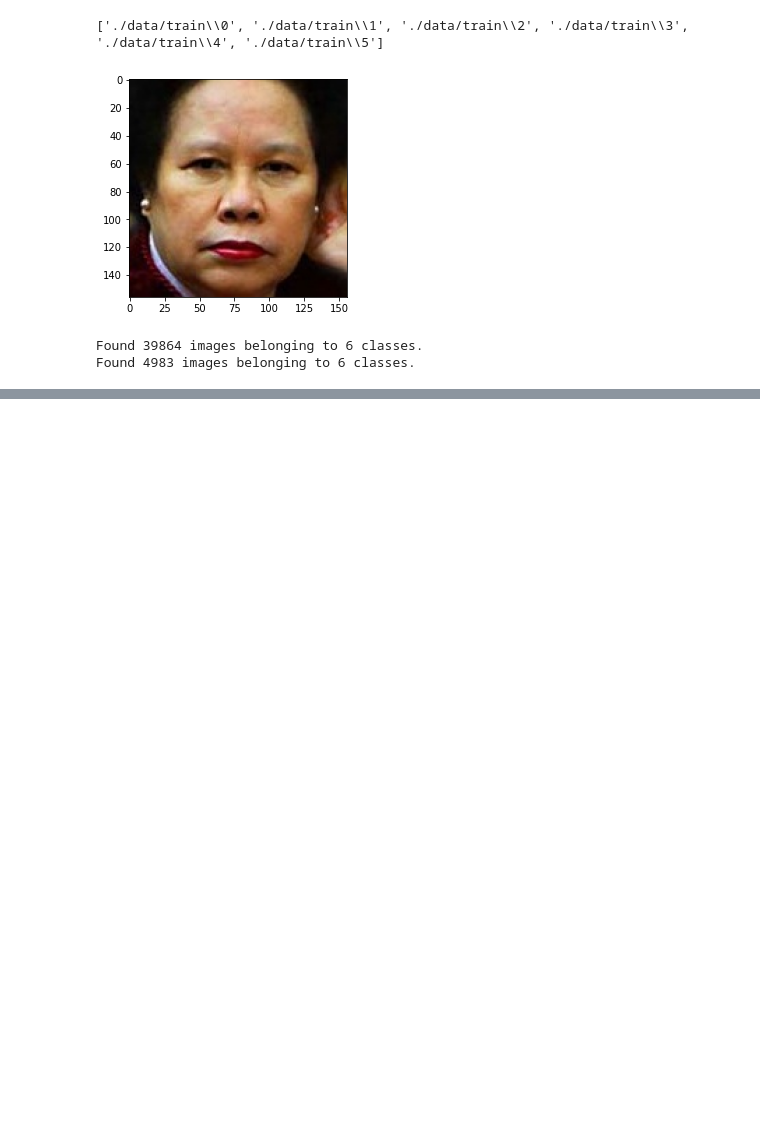
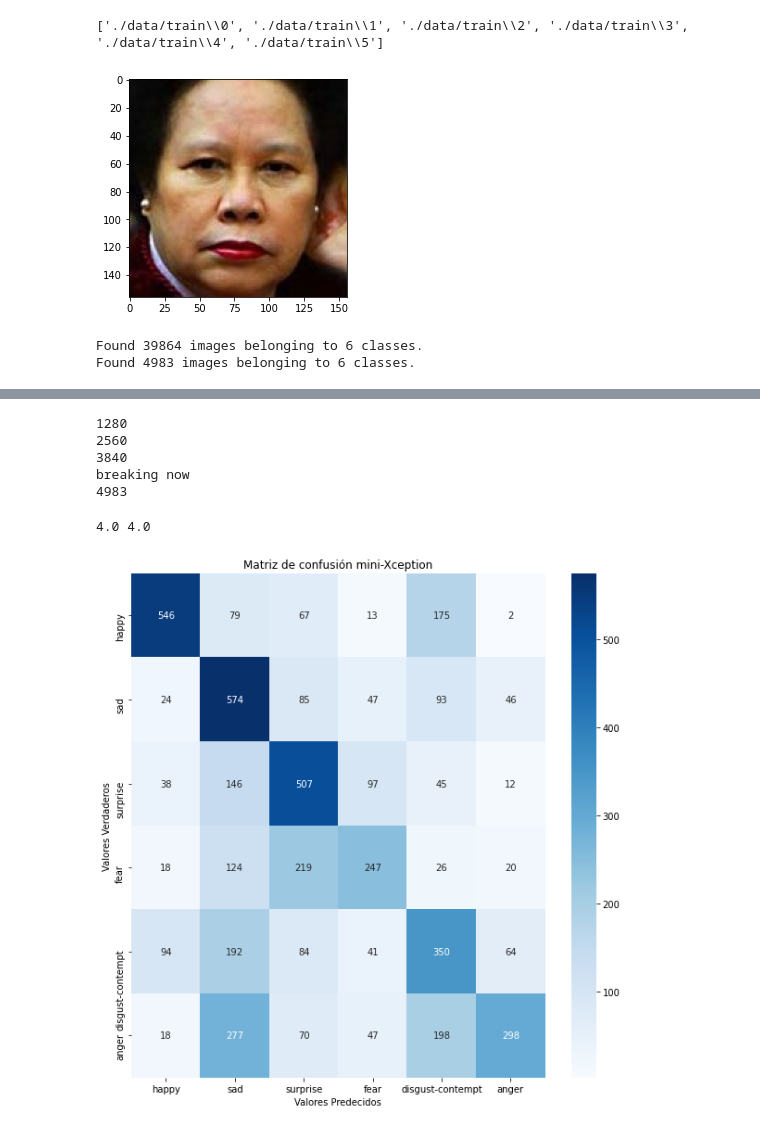
Before and after one commit to JBalbuenaG/proyecto_DL, a Jupyter notebook: Pruebas AffectNet/4_Affectnet_MiniXception.ipynb, the cells around one changed output, grey strips where cells are left out. Cells and saved outputs as stored; diff of their text form; code cells hidden in the pictures; blank space fills up the shorter version.

```diff
--- a/Pruebas AffectNet/4_Affectnet_MiniXception.ipynb
+++ b/Pruebas AffectNet/4_Affectnet_MiniXception.ipynb
@@ -182,0 +269,41 @@ Epoch 4/5
+# %%
+N_valid = len(valid_image_files)
+Y_valid = np.zeros(N_valid)
+Y_pred = np.zeros(N_valid)
+
+i = 0
+for x, y in valid_generator:
+    pred = miniXception.predict(x)
+
+    sz = len(y)
+    Y_pred[i:i+sz]= np.argmax(pred,axis=1)
+    Y_valid[i:i+sz]=y
+
+    i += sz
+    if i%1280==0:
+        print(i)
+
+    if i>=N_valid:
+        print('breaking now')
+        break
+
+print(i)
+# %% [output]
+1280
+2560
+3840
+breaking now
+4983
+# %%
+ind = 235
+print(Y_valid[ind], Y_pred[ind])
+# %% [output]
+4.0 4.0
+# %%
+emo_dict = {0: 'happy', 1: 'sad', 2: 'surprise', 3: 'fear', 4: 'disgust-contempt', 5: 'anger'}
+emociones_1 = list(emo_dict.values())
+
+CM_mini = confusion_matrix(Y_valid, Y_pred)
+graf_confusion_matrix(CM_mini, emociones_1 ,'mini-Xception')
+# %% [output]
+[figure, added]
```
Also changed, not shown: parts of 6 cells of this notebook, 1 other file.
